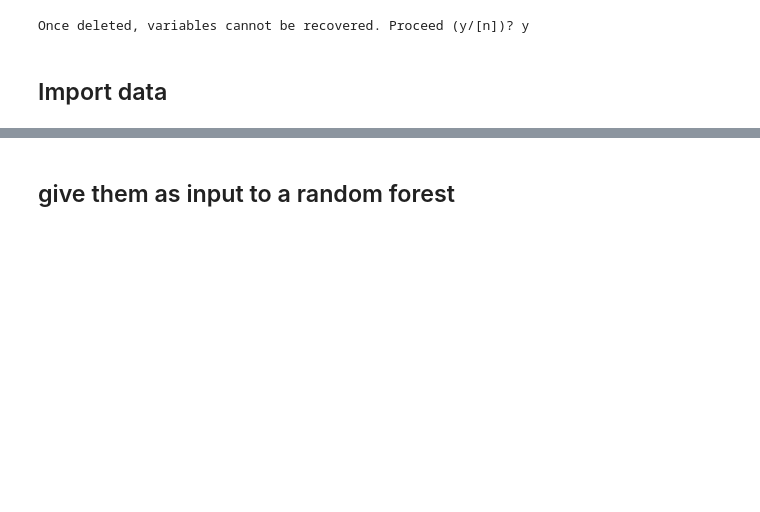
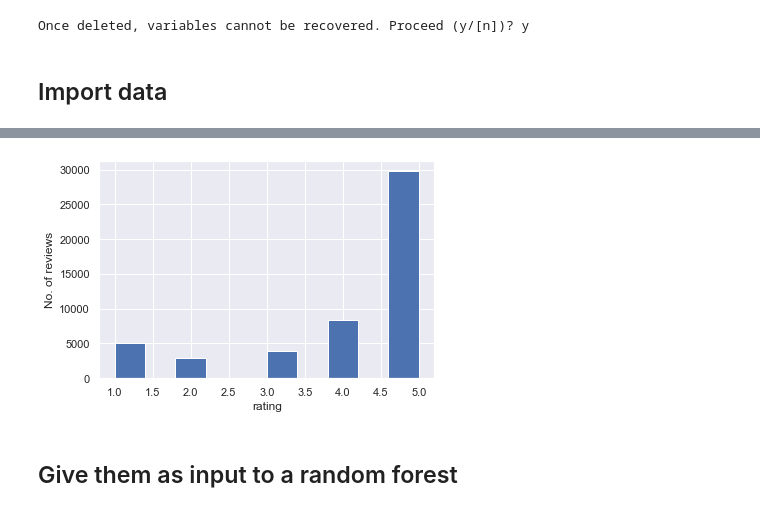
Before and after one commit to gkontogiannhs/Data-Mining, a Jupyter notebook: NLP.ipynb, the cells around one changed output, grey strips where cells are left out. Drawn from its saved outputs; the diff is of its cells as text; code cells hidden in the pictures; blank space fills up the shorter version.

```diff
--- a/NLP.ipynb
+++ b/NLP.ipynb
@@ -41,3 +81,3 @@ model.corpus_count
 # %%
-model.train(clean_reviews, total_examples=model.corpus_count, epochs=model.epochs)
+model.train(text_reviews, total_examples=model.corpus_count, epochs=model.epochs)
 # %% [output]
@@ -72,8 +109,0 @@ for key in model.wv.index_to_key:
-# %%
-docVec = []
-vecSent = []
-for sentence in clean_reviews:
-    for word in sentence:
-        vecSent.append(word_vec[word])
-    docVec.append(vecSent)
-    break
@@ -80,10 +112,19 @@ for sentence in clean_reviews:
 # %%
-from numpy import array, add
-DocVec = []
-for i in range(len(clean_reviews)):
-    sentence_vector = array(100)
-    for j in range(len(clean_reviews[i])):
-        word = clear_reviews[i][j]
+docVec = []
+# for every review
+for i in range(len(text_reviews)):
+    sentVect = array(100)
+    # for each word in review
+    for j in range(len(text_reviews[i])):
+        word = text_reviews[i][j]
         if word in word_vec.keys():
-            sentence_vector = add(sentece_vector, word_vec[word])
-    DocVec.append(sentence_vector)
+            # vector addition of the words in the text
+            sentVect = add(sentVect, word_vec[word])
+
+    # normalize vector
+    sentVect = divide(sentVect, len(text_reviews[i]))
+    docVec.append(sentVect)
+# %%
+doc_vectors = DataFrame(docVec)
+doc_vectors['rating'] = Y
+doc_vectors.head()
@@ -90,2 +139,9 @@ for i in range(len(clean_reviews)):
+# %%
+plt.hist(doc_vectors['rating'])
+plt.xlabel('rating')
+plt.ylabel('No. of reviews')
+plt.show()
+# %% [output]
+[figure, added]
 # %% [markdown]
-## give them as input to a random forest
+## Give them as input to a random forest
```
Also changed, not shown: parts of 34 cells of this notebook, 1 other file.
